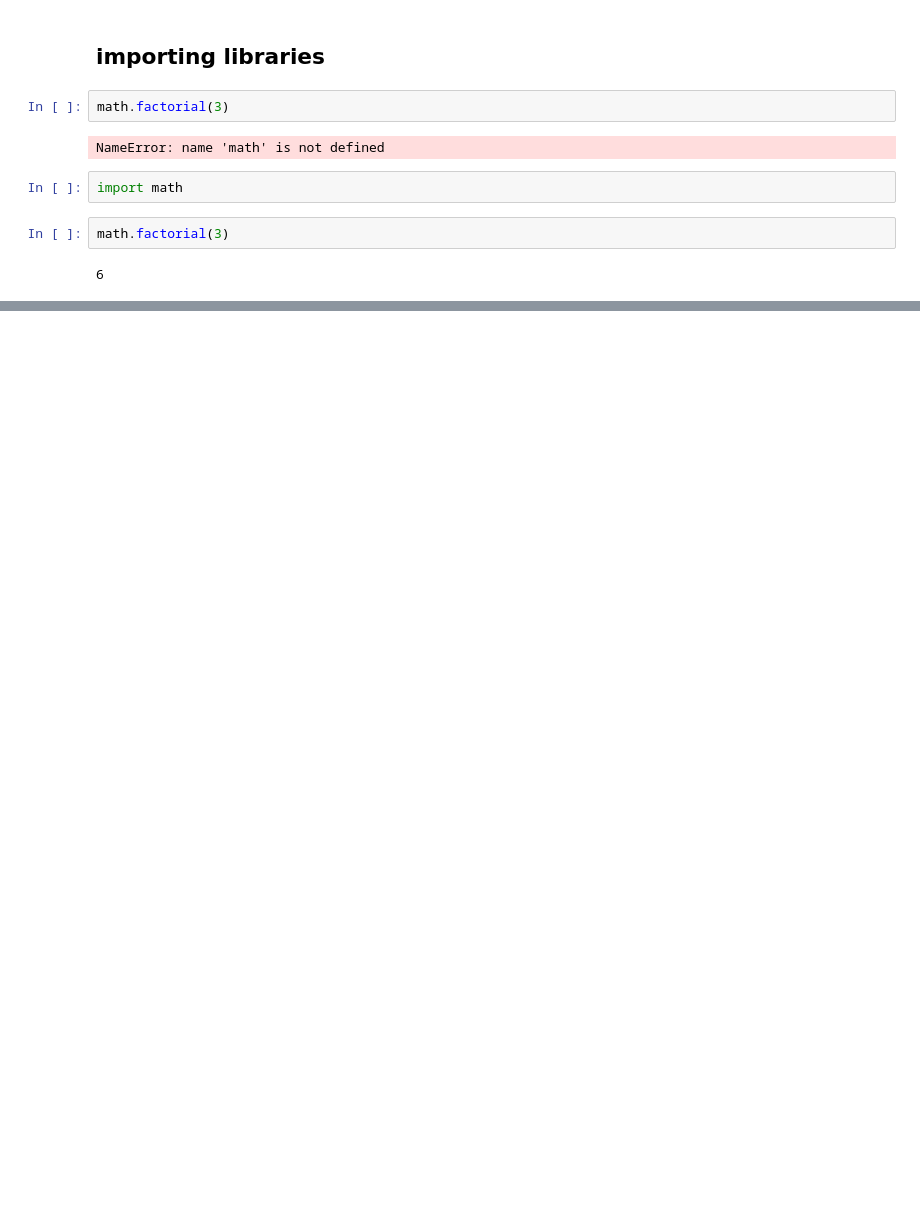
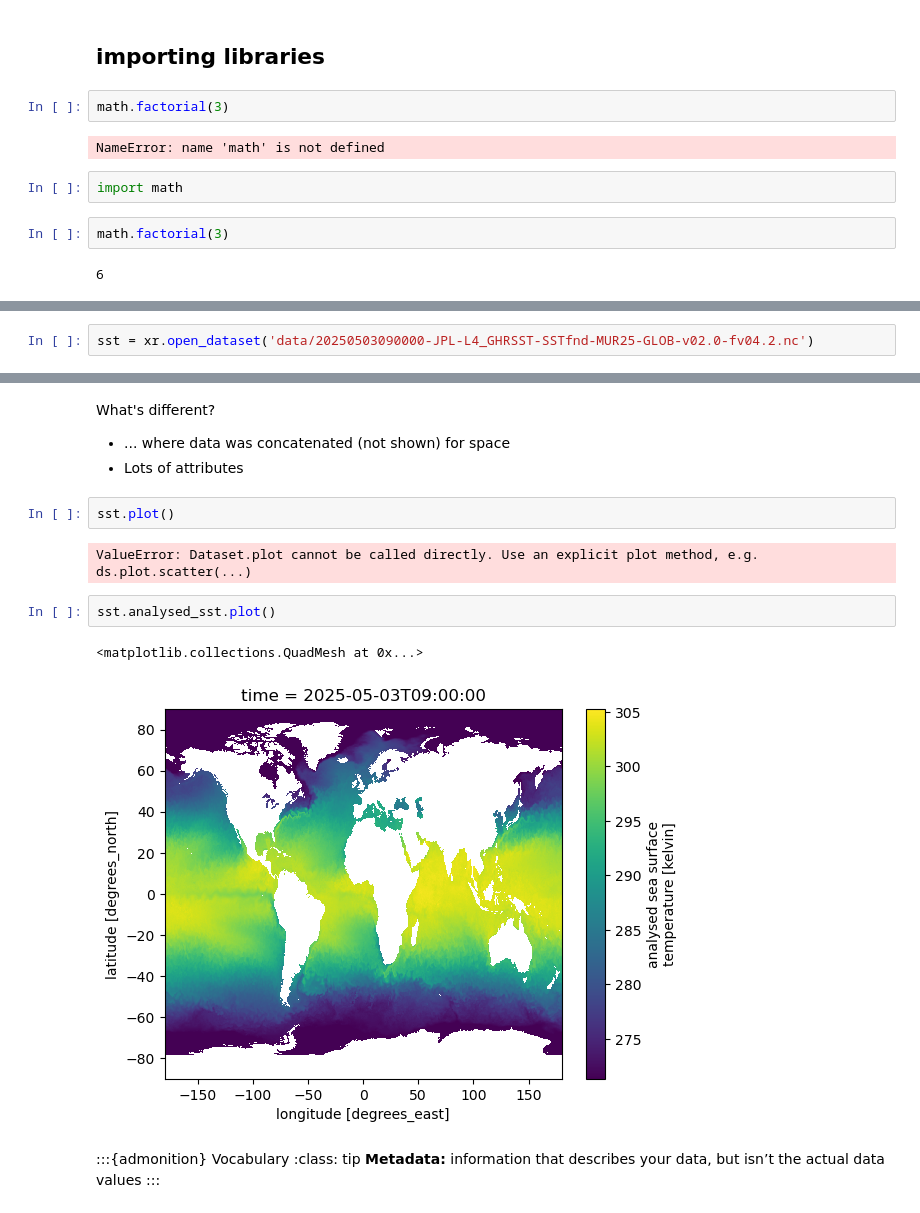
Before and after one commit to NASA-SARP/deepening_skills_lessons, a Jupyter notebook: lesson3/lesson3.ipynb, the cells around one changed output, grey strips where cells are left out. Cells and saved outputs as stored; diff of their text form; blank space fills up the shorter version.

```diff
--- a/lesson3/lesson3.ipynb
+++ b/lesson3/lesson3.ipynb
@@ -188,0 +276,2 @@ pd.set_option('display.max_columns', 6)
+# %%
+sst = xr.open_dataset('data/20250503090000-JPL-L4_GHRSST-SSTfnd-MUR25-GLOB-v02.0-fv04.2.nc')
@@ -188,0 +305,18 @@ pd.set_option('display.max_columns', 6)
+# %% [markdown]
+What's different?
+- ... where data was concatenated (not shown) for space
+- Lots of attributes
+# %%
+sst.plot()
+# %% [output]
+ValueError: Dataset.plot cannot be called directly. Use an explicit plot method, e.g. ds.plot.scatter(...)
+# %%
+sst.analysed_sst.plot()
+# %% [output]
+<matplotlib.collections.QuadMesh at 0x...>
+[figure, added]
+# %% [markdown]
+:::{admonition} Vocabulary
+:class: tip
+**Metadata:** information that describes your data, but isn’t the actual data values
+:::
```
Also changed, not shown: parts of 111 cells of this notebook, 4 other files.
